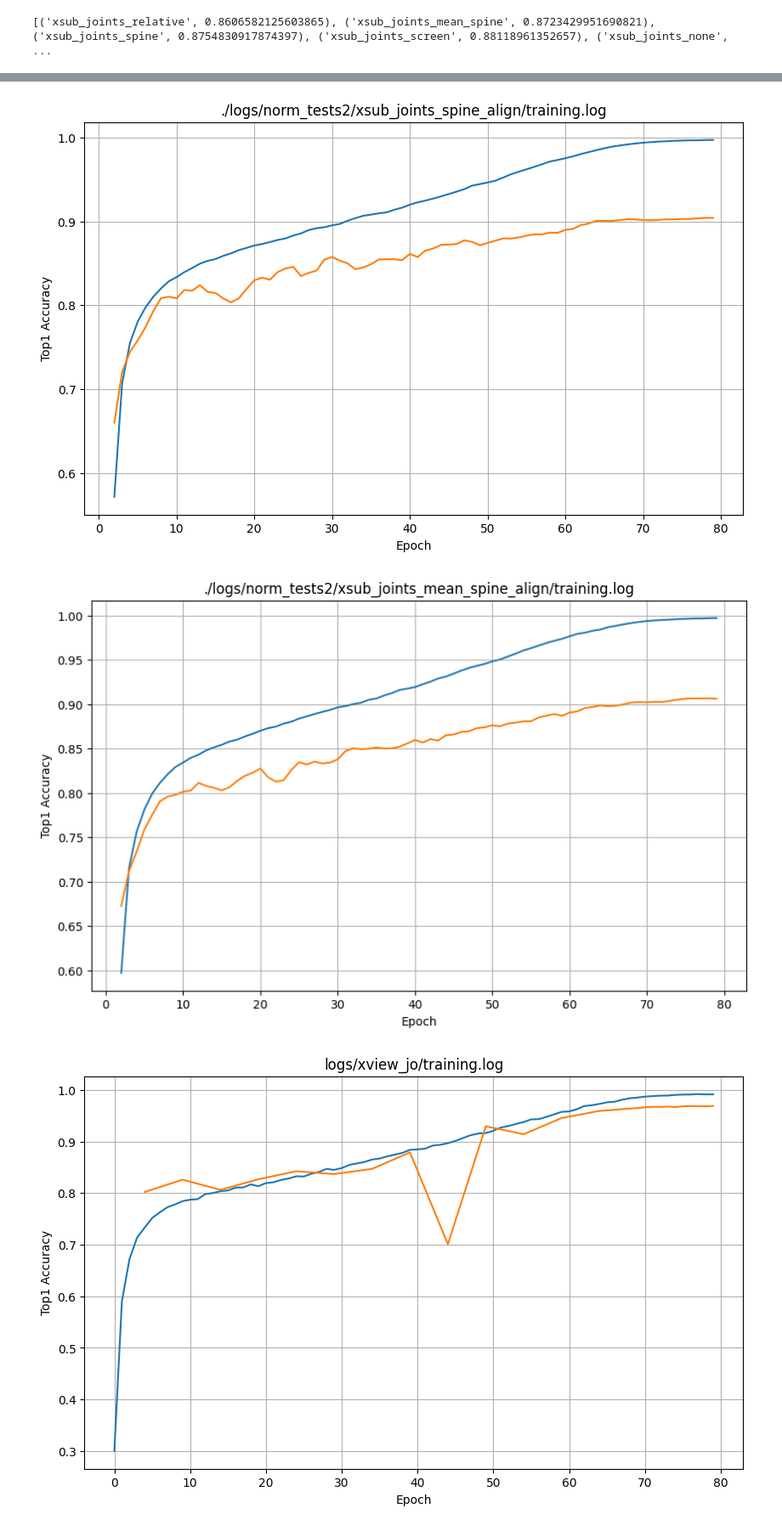
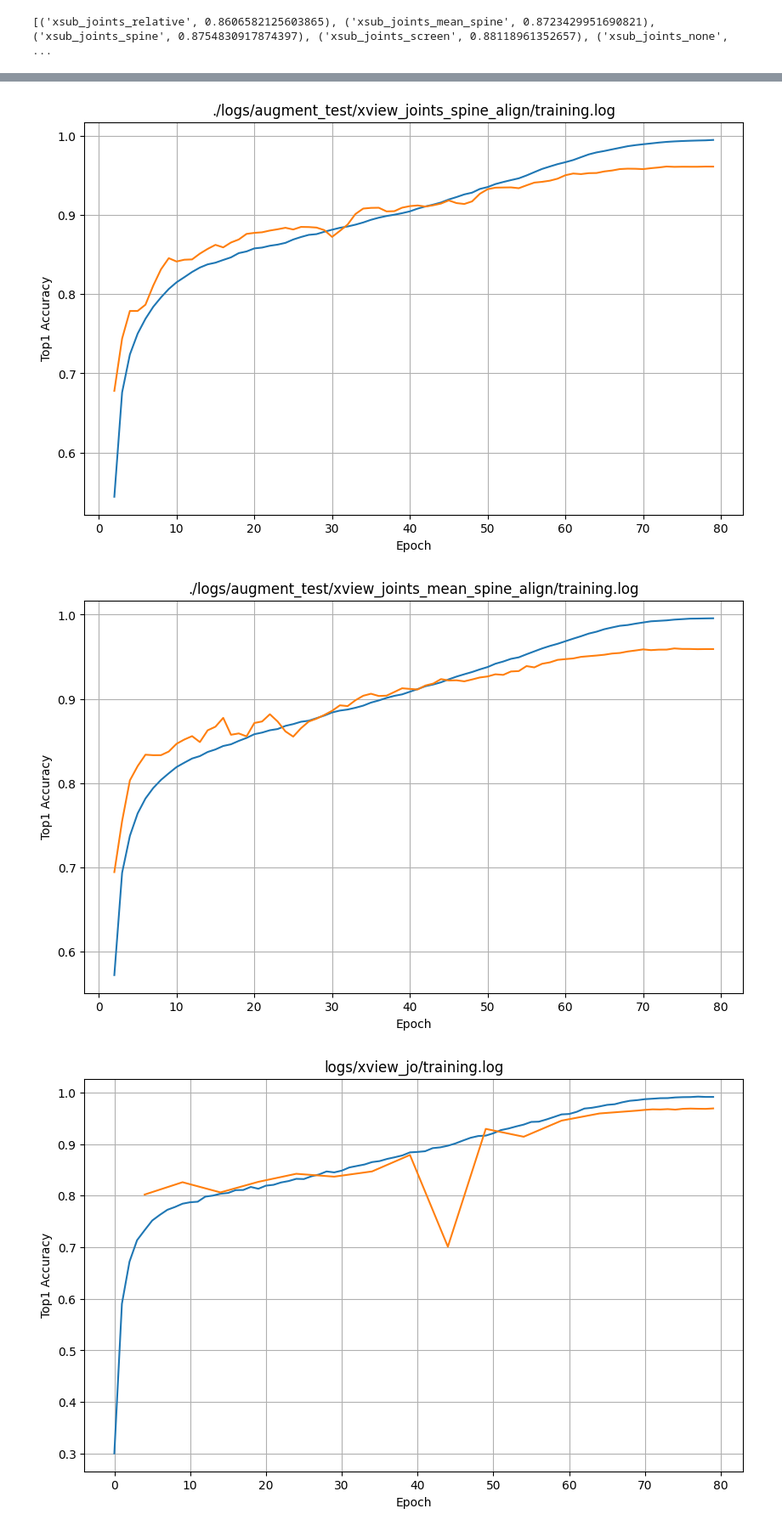
Before and after one commit to BarnyK/SkeletonActionClassification, a Jupyter notebook: source/training_graphs.ipynb, the cells around one changed output, grey strips where cells are left out. Shown at 85% size. Cells and saved outputs as stored; diff of their text form; code cells hidden in the pictures.

```diff
--- a/source/training_graphs.ipynb
+++ b/source/training_graphs.ipynb
@@ -104,3 +104,3 @@ plt_multiple("./logs/norm_tests2")
 # %%
-plt_multiple("./logs/norm_tests2")
+plt_multiple("./logs/augment_test")
 # %% [output]
@@ -112,5 +112,5 @@ plt_multiple("./logs/norm_tests2")
-[figure, old version]
+[figure, new version]
-[figure, old version]
+[figure, new version]
 # %%
 plot_losses("logs/xview_jo/training.log")
 plot_losses("logs/xview_jore/training.log")
```
Also changed, not shown: parts of 4 cells of this notebook, 6 other files.
